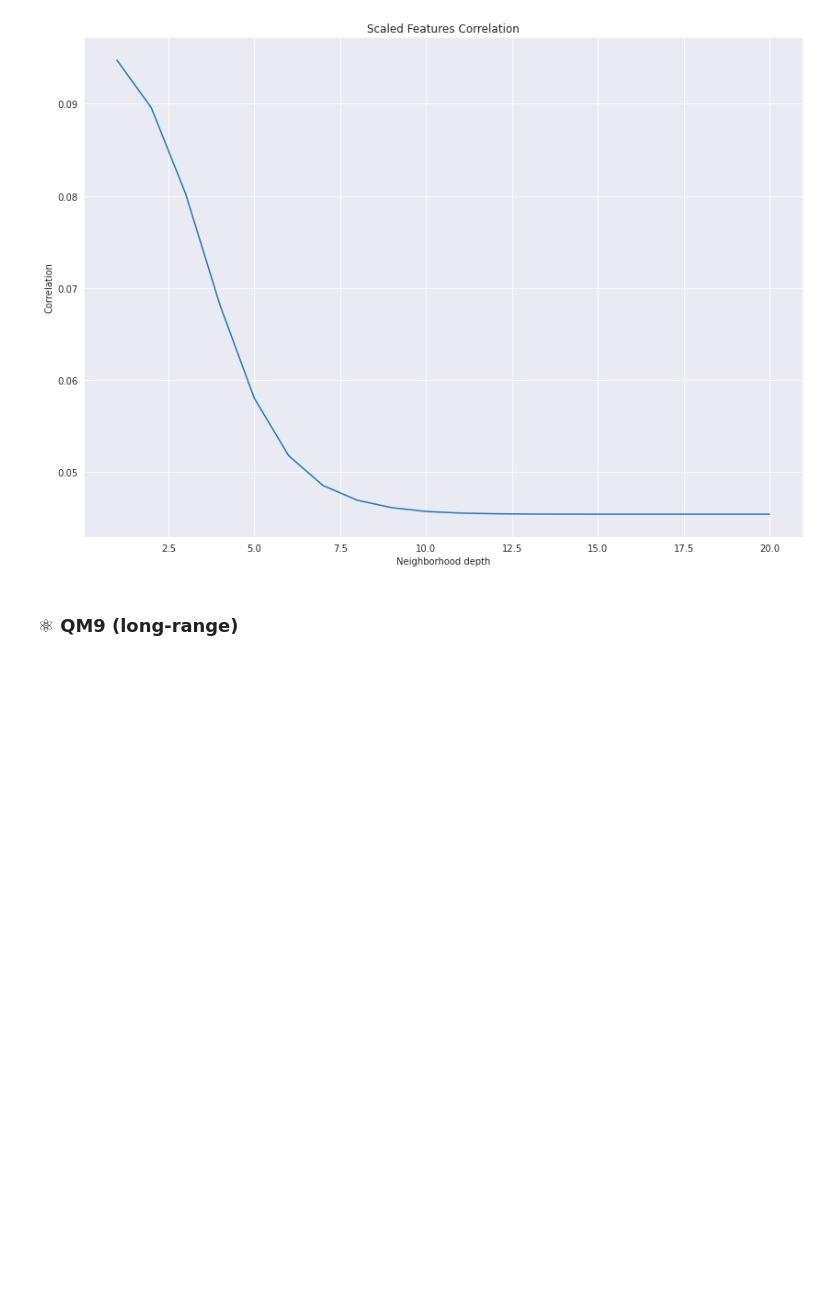
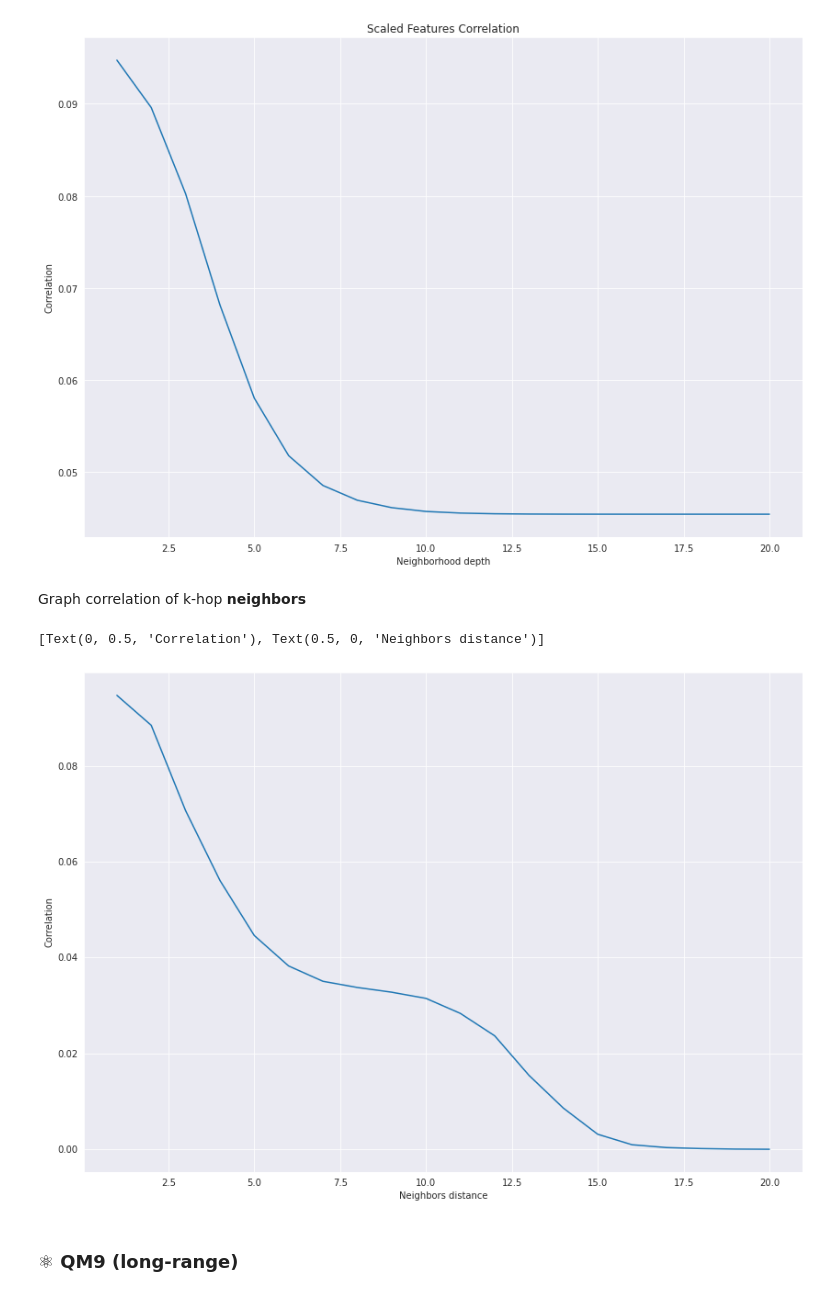
Before and after one commit to achrafash/gnn-receptive-fields, a Jupyter notebook: 05_measuring_problem_radius.ipynb, the cells around one changed output. Drawn from its saved outputs; the diff is of its cells as text; code cells hidden in the pictures; blank space fills up the shorter version.

Commit message:
✨ measure graph correlation on k-hop neighbors with scaled features

```diff
--- a/05_measuring_problem_radius.ipynb
+++ b/05_measuring_problem_radius.ipynb
@@ -158,7 +158,7 @@ def corrcoef(x:torch.Tensor, y:torch.Tensor):
         >>> np.allclose(np_corr, th_corr.numpy())
         # [out]: True
     """
-    if x == []: return torch.tensor(0.)
+    if x == [] or x.size(0) == 0: return torch.tensor(0.)
 
     # calculate covariance matrix of rows
     mean_x = x.mean(1).unsqueeze(1).expand(x.shape) # [num_nodes]
@@ -178,7 +178,7 @@ def corrcoef(x:torch.Tensor, y:torch.Tensor):
 
     return c
 # %%
-def graph_correlation(neb, x, y):
+def graph_correlation(neb:torch.Tensor, x:torch.Tensor, y:torch.Tensor):
     """Returns the list of correlations between the barycenter representation of
     labels and the neighbor features.
 
@@ -187,7 +187,7 @@ def graph_correlation(neb, x, y):
         - x [num_nodes, num_features]: node features
         - y [num_nodes, num_features]: label representation associated with the target node
 
-    :rtype: list - [num_nodes]
+    :rtype: list [num_nodes]: correlation (scalar) for every node
     """
 
     num_nodes = x.size(0)
@@ -297,6 +278,16 @@ sns.lineplot(x=range(1, 21), y=k_hop_correlations).set(title="Scaled Features Co
  Text(0.5, 0, 'Neighborhood depth'),
  Text(0.5, 1.0, 'Scaled Features Correlation')]
 [figure]
+# %% [markdown]
+Graph correlation of k-hop **neighbors**
+# %%
+k_hop_correlations = [np.mean(graph_correlation(all_neb[k-1], x=X_scaled, y=y_scaled)) for k in tqdm(range(1, 21))]
+# %%
+plt.figure(figsize=(14, 10))
+sns.lineplot(x=range(1, 21), y=k_hop_correlations).set(xlabel="Neighbors distance", ylabel="Correlation")
+# %% [output]
+[Text(0, 0.5, 'Correlation'), Text(0.5, 0, 'Neighbors distance')]
+[figure, added]
 # %% [markdown]
 ### **⚛ QM9 (long-range)**
 # %%
```
Also changed, not shown: parts of 3 cells of this notebook.
